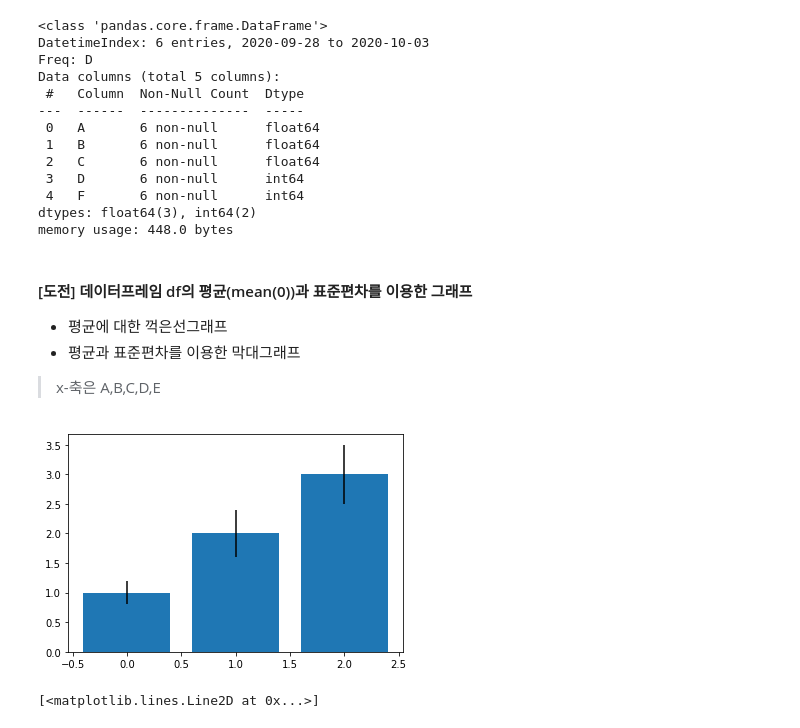
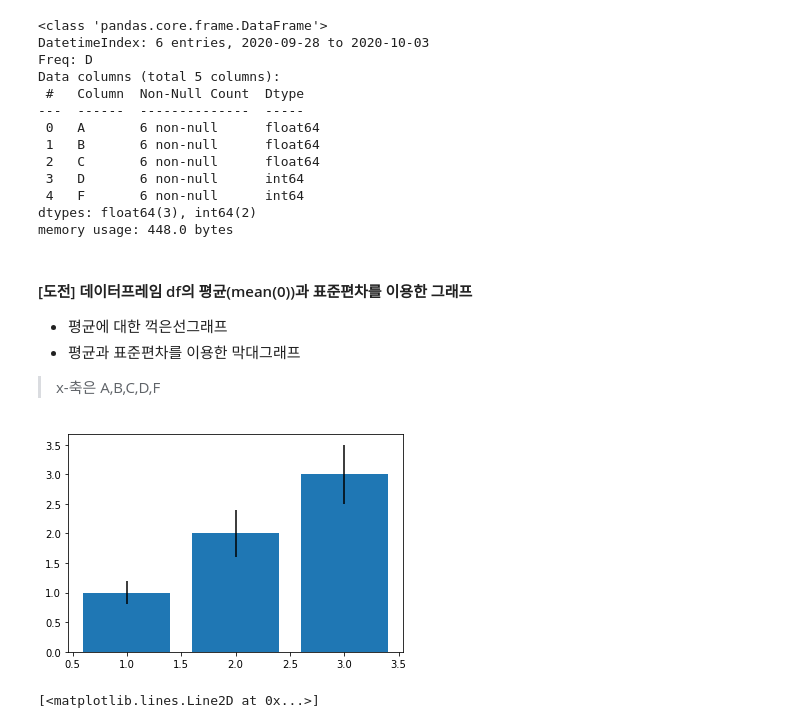
Before and after one commit to rldckd0103/pdm02, a Jupyter notebook: py-pandas/pandas_3_harnessing_df.ipynb, the cells around one changed output. Saved outputs shown, nothing was run; the diff lists cells and outputs as text; code cells hidden in the pictures.

```diff
--- a/py-pandas/pandas_3_harnessing_df.ipynb
+++ b/py-pandas/pandas_3_harnessing_df.ipynb
@@ -250,7 +250,7 @@ memory usage: 448.0 bytes
 #### [도전] 데이터프레임 df의 평균(mean(0))과 표준편차를 이용한 그래프
 - 평균에 대한 꺽은선그래프
 - 평균과 표준편차를 이용한 막대그래프
-> x-축은 A,B,C,D,E
+> x-축은 A,B,C,D,F
 # %%
 import numpy as np
 import matplotlib.pyplot as plt
@@ -259,16 +259,16 @@ import matplotlib.pyplot as plt
 # %%
 # 막대그래프(bar graph)를 그린다.
 means = [1, 2, 3]
 stddevs = [0.2, 0.4, 0.5]
 bar_labels = ['bar 1', 'bar 2', 'bar 3']
 
 # plot bars
-x_pos = list(range(len(bar_labels)))
+x_pos = list(range(1,len(bar_labels)+1))
 plt.bar(x_pos, means, yerr=stddevs)
 
 plt.show()
 # %% [output]
-[figure, old version]
+[figure, new version]
 # %%
 plt.plot(df.mean(0), '-ro', ms=8)
 # %% [output]
```
Also changed, not shown: parts of 1 cell of this notebook.
